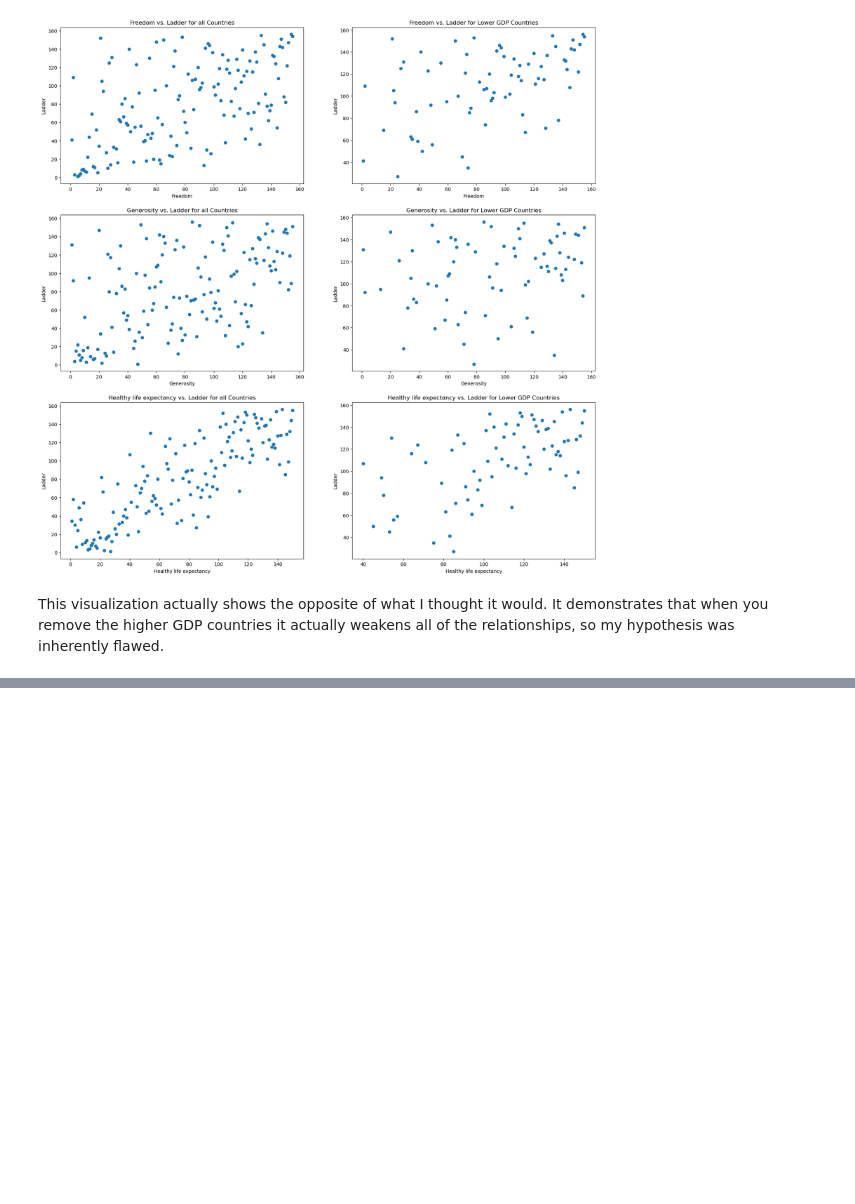
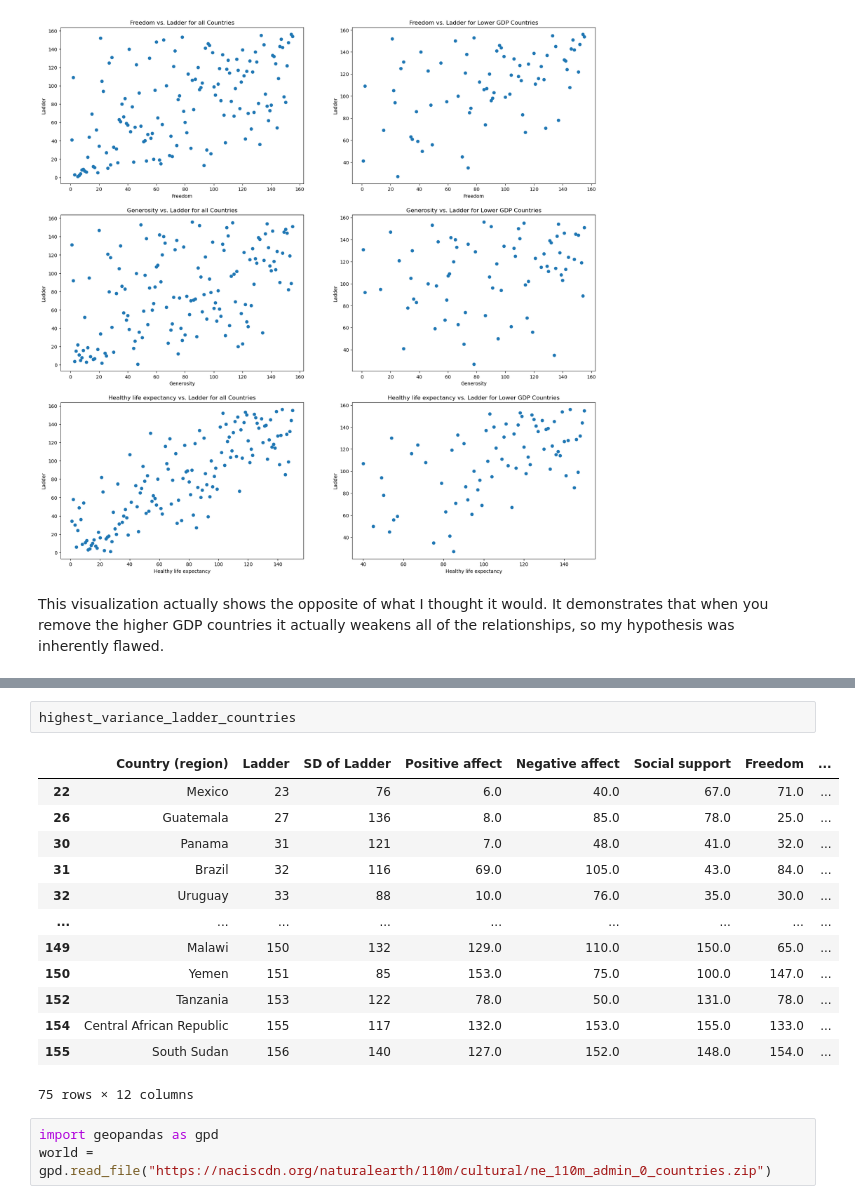
Before and after one commit to Adam-Prieto/User-Design-HW4, a Jupyter notebook: Visualization File.ipynb, the cells around one changed output, grey strips where cells are left out. Drawn from its saved outputs; the diff is of its cells as text; blank space fills up the shorter version.

```diff
--- a/Visualization File.ipynb
+++ b/Visualization File.ipynb
@@ -140,0 +147,19 @@ weakens all of the relationships, so my hypothesis was inherently flawed.
+# %%
+highest_variance_ladder_countries
+# %% [output]
+|  | Country (region) | Ladder | SD of Ladder | Positive affect | Negative affect | Social support | Freedom | ... |
+| 22 | Mexico | 23 | 76 | 6.0 | 40.0 | 67.0 | 71.0 | ... |
+| 26 | Guatemala | 27 | 136 | 8.0 | 85.0 | 78.0 | 25.0 | ... |
+| 30 | Panama | 31 | 121 | 7.0 | 48.0 | 41.0 | 32.0 | ... |
+| 31 | Brazil | 32 | 116 | 69.0 | 105.0 | 43.0 | 84.0 | ... |
+| 32 | Uruguay | 33 | 88 | 10.0 | 76.0 | 35.0 | 30.0 | ... |
+| ... | ... | ... | ... | ... | ... | ... | ... | ... |
+| 149 | Malawi | 150 | 132 | 129.0 | 110.0 | 150.0 | 65.0 | ... |
+| 150 | Yemen | 151 | 85 | 153.0 | 75.0 | 100.0 | 147.0 | ... |
+| 152 | Tanzania | 153 | 122 | 78.0 | 50.0 | 131.0 | 78.0 | ... |
+| 154 | Central African Republic | 155 | 117 | 132.0 | 153.0 | 155.0 | 133.0 | ... |
+| 155 | South Sudan | 156 | 140 | 127.0 | 152.0 | 148.0 | 154.0 | ... |
+75 rows × 12 columns
+# %%
+import geopandas as gpd
+world = gpd.read_file("https://naciscdn.org/naturalearth/110m/cultural/ne_110m_admin_0_countries.zip")
```
Also changed, not shown: parts of 3 cells of this notebook.
